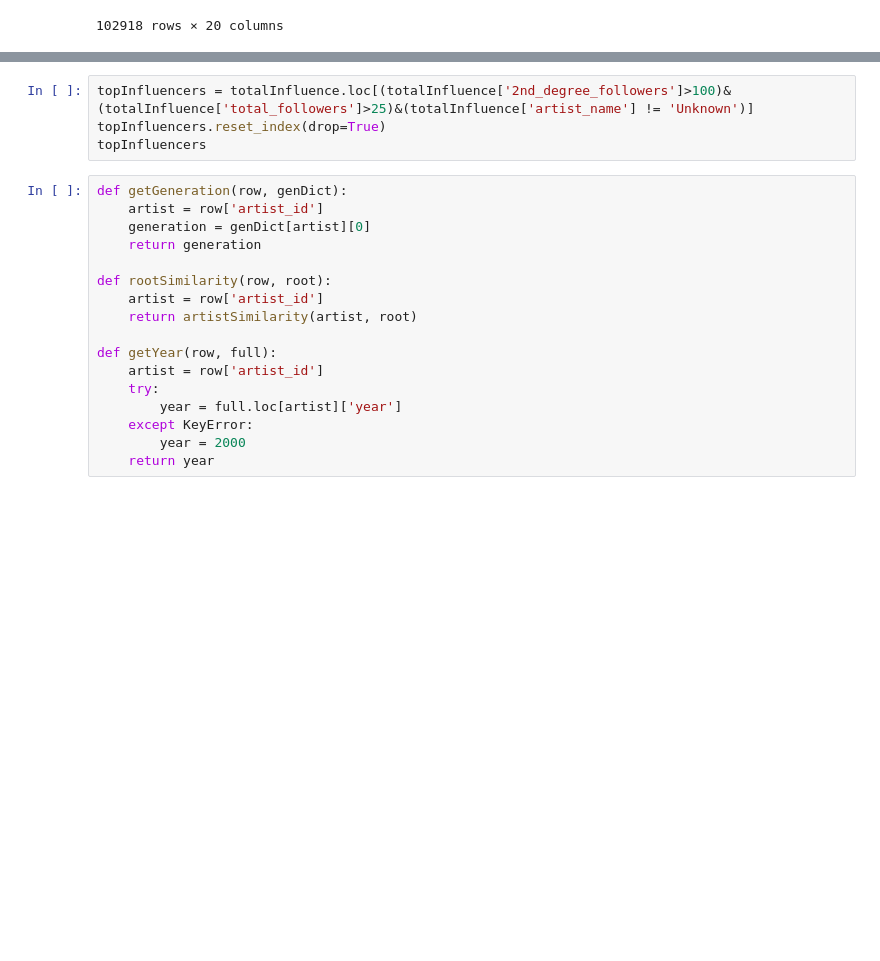
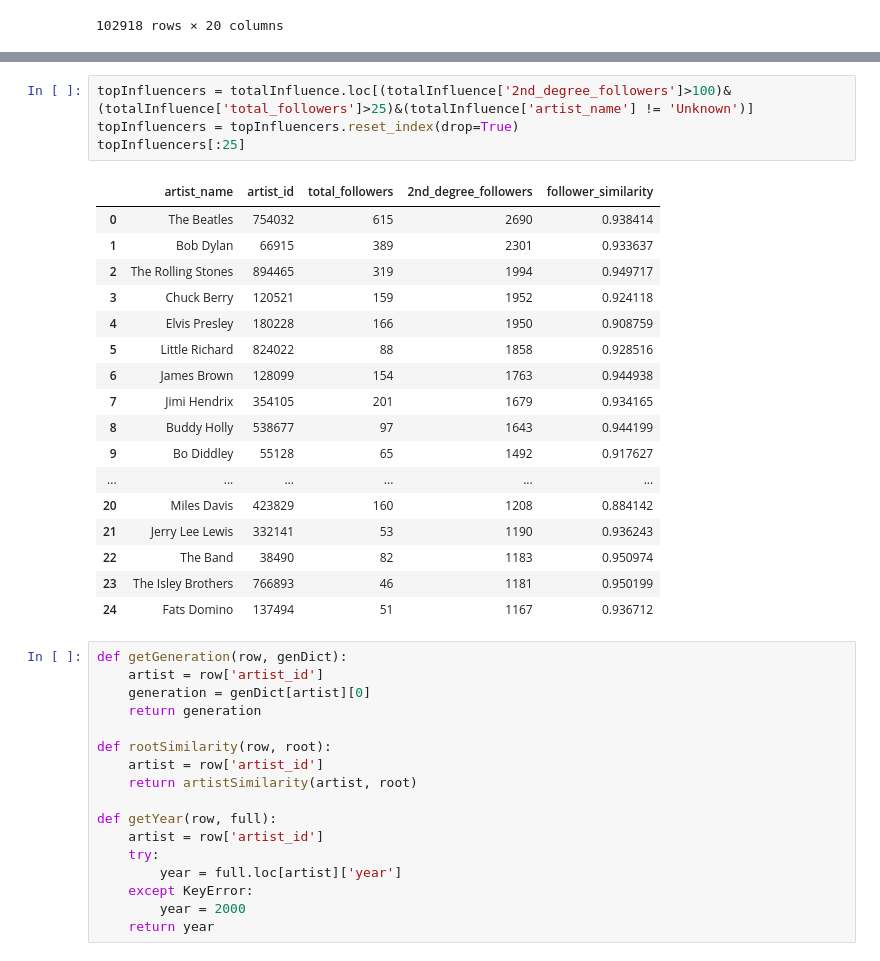
Before and after one commit to Wichaelian/ICM-2021, a Jupyter notebook: 2021_ICM_Problem_D_Data/Bullet 1.ipynb, the cells around one changed output, grey strips where cells are left out. Cells and saved outputs as stored; diff of their text form; blank space fills up the shorter version.

```diff
--- a/2021_ICM_Problem_D_Data/Bullet 1.ipynb
+++ b/2021_ICM_Problem_D_Data/Bullet 1.ipynb
@@ -194,7 +206,25 @@ totalInfluence[:10]
 # %%
 topInfluencers = totalInfluence.loc[(totalInfluence['2nd_degree_followers']>100)&(totalInfluence['total_followers']>25)&(totalInfluence['artist_name'] != 'Unknown')]
-topInfluencers.reset_index(drop=True)
-topInfluencers
+topInfluencers = topInfluencers.reset_index(drop=True)
+topInfluencers[:25]
+# %% [output]
+|  | artist_name | artist_id | total_followers | 2nd_degree_followers | follower_similarity |
+| 0 | The Beatles | 754032 | 615 | 2690 | 0.938414 |
+| 1 | Bob Dylan | 66915 | 389 | 2301 | 0.933637 |
+| 2 | The Rolling Stones | 894465 | 319 | 1994 | 0.949717 |
+| 3 | Chuck Berry | 120521 | 159 | 1952 | 0.924118 |
+| 4 | Elvis Presley | 180228 | 166 | 1950 | 0.908759 |
+| 5 | Little Richard | 824022 | 88 | 1858 | 0.928516 |
+| 6 | James Brown | 128099 | 154 | 1763 | 0.944938 |
+| 7 | Jimi Hendrix | 354105 | 201 | 1679 | 0.934165 |
+| 8 | Buddy Holly | 538677 | 97 | 1643 | 0.944199 |
+| 9 | Bo Diddley | 55128 | 65 | 1492 | 0.917627 |
+| ... | ... | ... | ... | ... | ... |
+| 20 | Miles Davis | 423829 | 160 | 1208 | 0.884142 |
+| 21 | Jerry Lee Lewis | 332141 | 53 | 1190 | 0.936243 |
+| 22 | The Band | 38490 | 82 | 1183 | 0.950974 |
+| 23 | The Isley Brothers | 766893 | 46 | 1181 | 0.950199 |
+| 24 | Fats Domino | 137494 | 51 | 1167 | 0.936712 |
 # %%
 def getGeneration(row, genDict):
     artist = row['artist_id']
```
Also changed, not shown: parts of 5 cells of this notebook.
